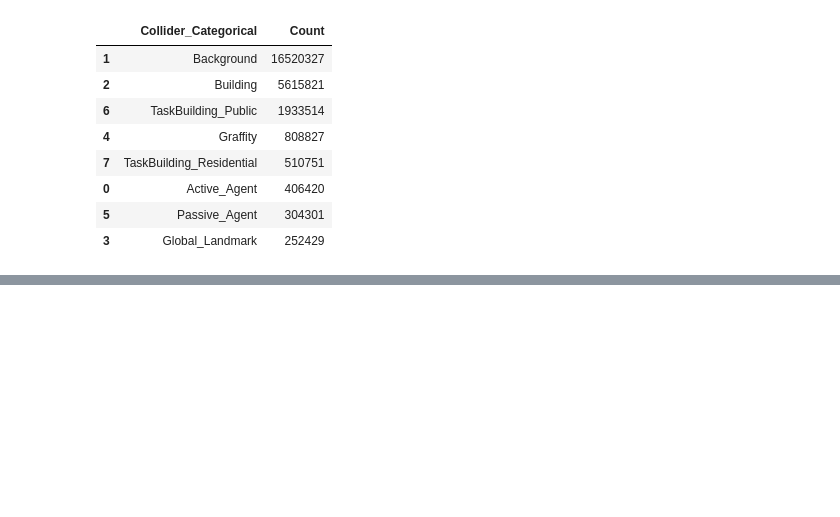
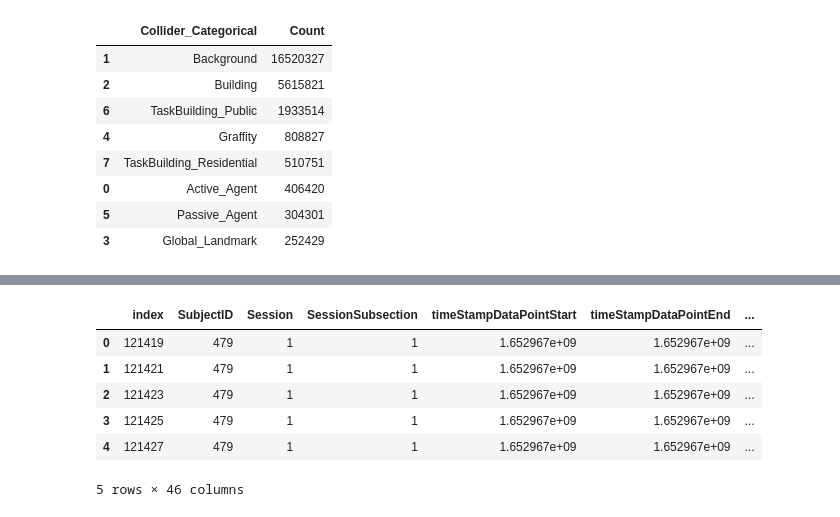
Before and after one commit to tracysanchez/Human_Agents_Impact_Nav, a Jupyter notebook: Colliderhits/02_Collider_Visualization.ipynb, the cells around one changed output, grey strips where cells are left out. Cells and saved outputs as stored; diff of their text form; code cells hidden in the pictures; blank space fills up the shorter version.

Commit message:
Final version of continuous time and bady/face separation for colliders

```diff
--- a/Colliderhits/02_Collider_Visualization.ipynb
+++ b/Colliderhits/02_Collider_Visualization.ipynb
@@ -158,12 +134,18 @@ sns.countplot(data=clean_data, x="SubjectID", hue="Session", ax=axes[0])
 sns.countplot(data=clean_data_1, x="SubjectID", hue="Session", ax=axes[1])
 sns.countplot(data=clean_data_2, x="SubjectID", hue="Session", ax=axes[2])
 sns.countplot(data=clean_data_3, x="SubjectID", hue="Session", ax=axes[3])
-# %%
-frames = [clean_data, clean_data_1,  clean_data_2, clean_data_3]
-result = pd.concat(frames)
-result.to_csv("/Volumes/SSD/00_Data_Processing/Pre_processed/complete_data_categorized.csv")
 # %%
 The_perfect_Set = clean_data[(clean_data['SubjectID'] == 1754) | (clean_data['SubjectID'] == 2258) | (clean_data['SubjectID'] == 2693)]
 The_perfect_Set_1 = clean_data_1[(clean_data_1['SubjectID'] == 4176) | (clean_data_1['SubjectID'] == 4796) | (clean_data_1['SubjectID'] == 4917) | (clean_data_1['SubjectID'] == 5238)]
 The_perfect_Set_2 = clean_data_2[(clean_data_2['SubjectID'] == 6642) | (clean_data_2['SubjectID'] == 7412) | (clean_data_2['SubjectID'] == 7842) | (clean_data_2['SubjectID'] == 8007)]
 The_perfect_Set_3 = clean_data_3[(clean_data_3['SubjectID'] == 8469) | (clean_data_3['SubjectID'] == 8673) | (clean_data_3['SubjectID'] == 9472) | (clean_data_3['SubjectID'] == 9601)]
+# %%
+result.head()
+# %% [output]
+|  | index | SubjectID | Session | SessionSubsection | timeStampDataPointStart | timeStampDataPointEnd | ... |
+| 0 | 121419 | 479 | 1 | 1 | 1.652967e+09 | 1.652967e+09 | ... |
+| 1 | 121421 | 479 | 1 | 1 | 1.652967e+09 | 1.652967e+09 | ... |
+| 2 | 121423 | 479 | 1 | 1 | 1.652967e+09 | 1.652967e+09 | ... |
+| 3 | 121425 | 479 | 1 | 1 | 1.652967e+09 | 1.652967e+09 | ... |
+| 4 | 121427 | 479 | 1 | 1 | 1.652967e+09 | 1.652967e+09 | ... |
+5 rows × 46 columns
```
Also changed, not shown: parts of 12 cells of this notebook, 1 other file.
